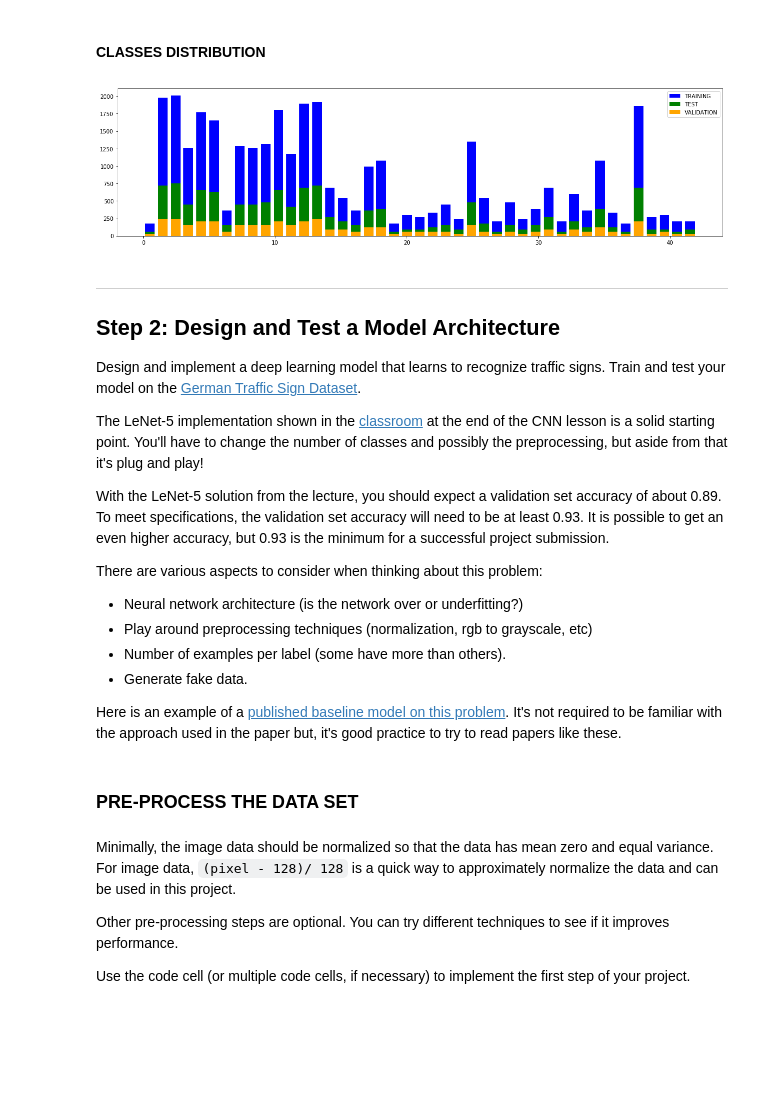
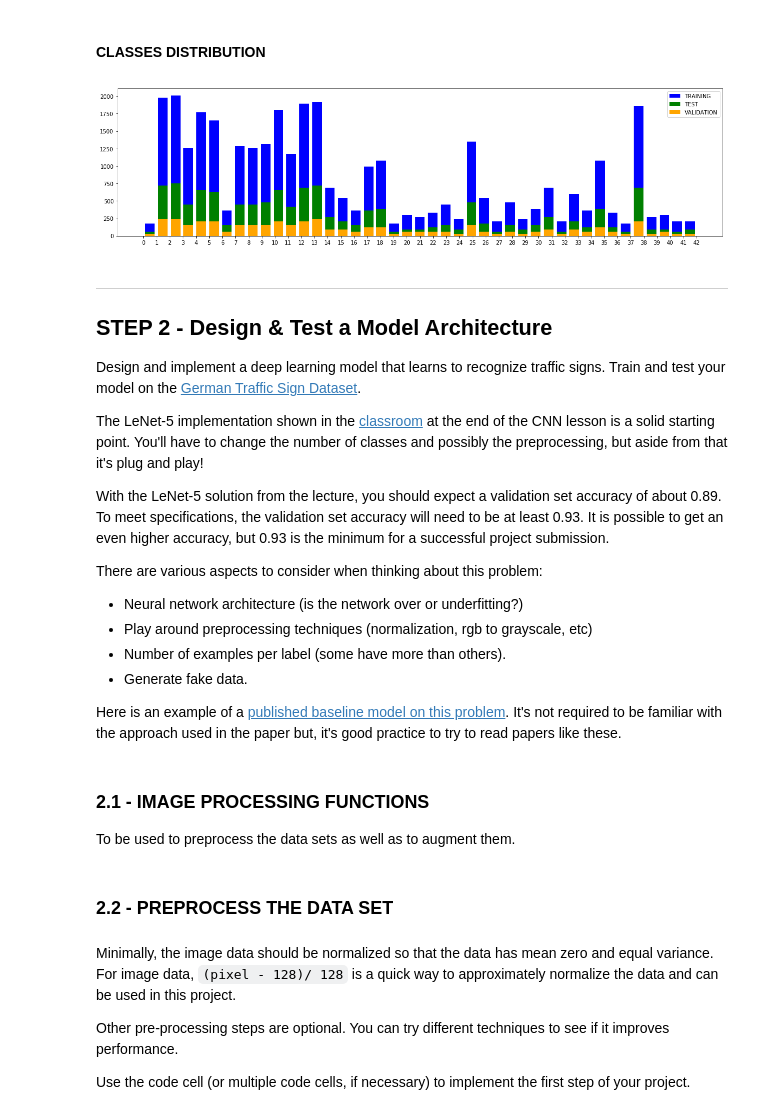
Before and after one commit to Danziger/CarND-T1-P2-Traffic-Sign-Classifier, a Jupyter notebook: src/notebooks/trafficSignClassifier.ipynb, the cells around one changed output. Cells and saved outputs as stored; diff of their text form; code cells hidden in the pictures; blank space fills up the shorter version.

```diff
--- a/src/notebooks/trafficSignClassifier.ipynb
+++ b/src/notebooks/trafficSignClassifier.ipynb
@@ -224,19 +222,20 @@ for c in classes:
 # %%
 plt.figure(figsize=(20, 5))
 
 plt.hist(y_train, bins = n_classes, label = "TRAINING", histtype="bar", color="BLUE", rwidth=0.75)
 plt.hist(y_test, bins = n_classes, label = "TEST", histtype="bar", color="GREEN", rwidth=0.75)
 plt.hist(y_valid, bins = n_classes, label = "VALIDATION", histtype="bar", color="ORANGE", rwidth=0.75)
 
+plt.xticks(range(len(labels)))
 plt.legend(loc="upper right")
 
 plt.show()
 # %% [output]
-[figure, old version]
+[figure, new version]
 # %% [markdown]
 ----
 
-## Step 2: Design and Test a Model Architecture
+## STEP 2 - Design & Test a Model Architecture
 
 Design and implement a deep learning model that learns to recognize traffic signs. Train and test your model on the [German Traffic Sign Dataset](http://benchmark.ini.rub.de/?section=gtsrb&subsection=dataset).
 
@@ -252,3 +251,7 @@ There are various aspects to consider when thinking about this problem:
 - Generate fake data.
 
 Here is an example of a [published baseline model on this problem](http://yann.lecun.com/exdb/publis/pdf/sermanet-ijcnn-11.pdf). It's not required to be familiar with the approach used in the paper but, it's good practice to try to read papers like these.
+# %% [markdown]
+### 2.1 - IMAGE PROCESSING FUNCTIONS
+
+To be used to preprocess the data sets as well as to augment them.
@@ -255,5 +300,5 @@ Here is an example of a [published baseline model on this problem](http://yann.l
 # %% [markdown]
-### PRE-PROCESS THE DATA SET
+### 2.2 - PREPROCESS THE DATA SET
 # %% [markdown]
 Minimally, the image data should be normalized so that the data has mean zero and equal variance. For image data, `(pixel - 128)/ 128` is a quick way to approximately normalize the data and can be used in this project.
 
```
Also changed, not shown: parts of 29 cells of this notebook, 5 other files.
